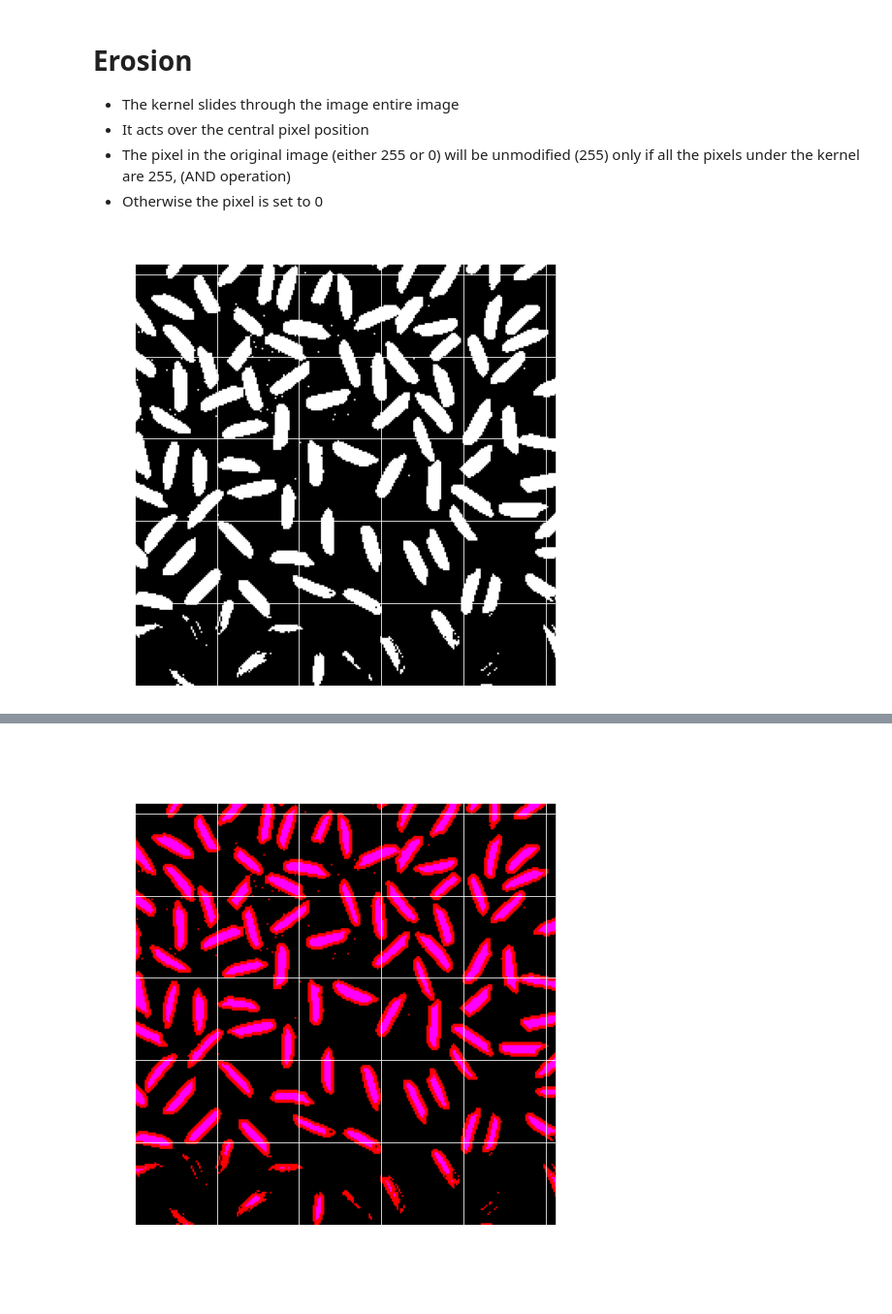
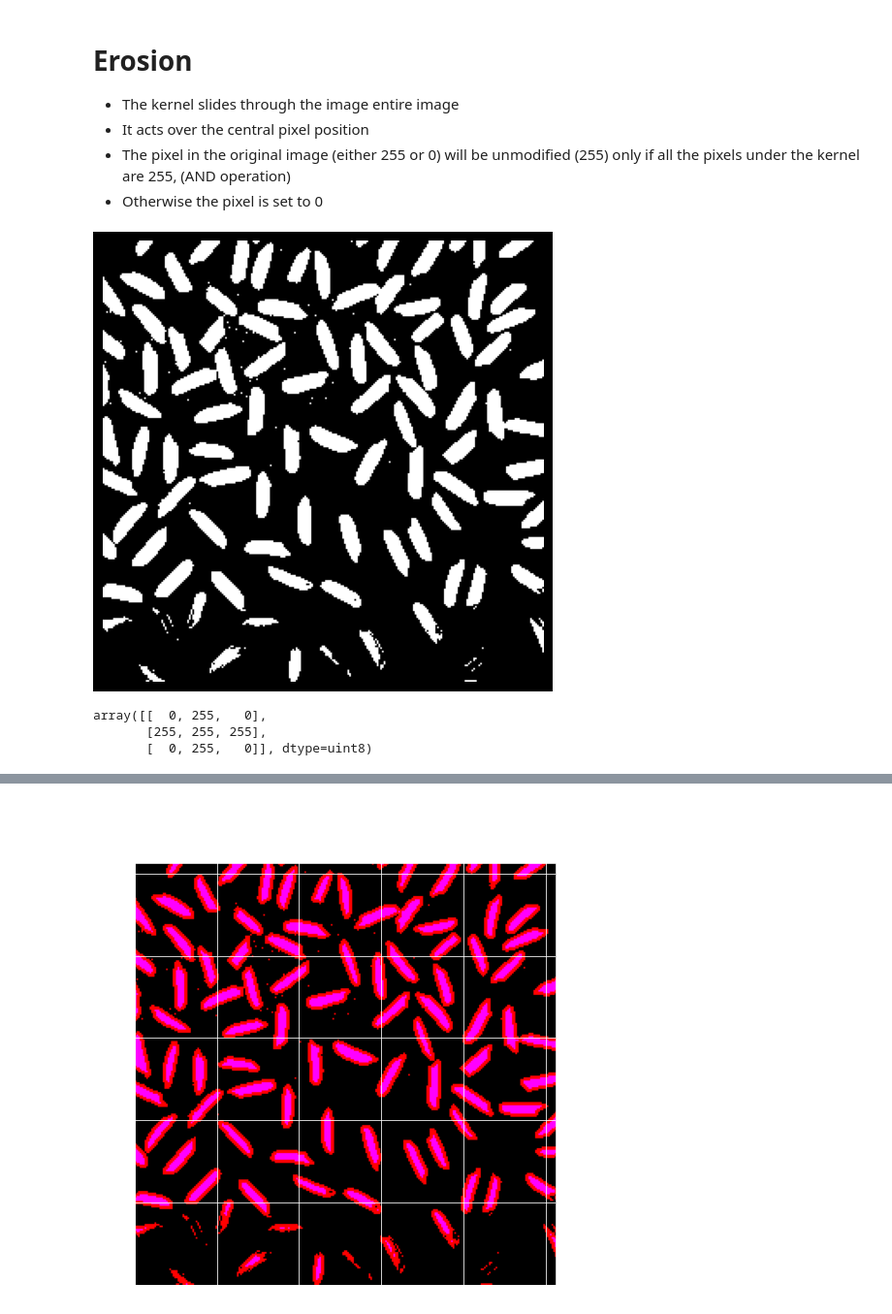
Before and after one commit to mp4402/pythonPrograms, a Jupyter notebook: computerVision2023/clases/clase5.ipynb, the cells around one changed output, grey strips where cells are left out. Shown at 97% size. Saved outputs shown, nothing was run; the diff lists cells and outputs as text; code cells hidden in the pictures; blank space fills up the shorter version.

```diff
--- a/computerVision2023/clases/clase5.ipynb
+++ b/computerVision2023/clases/clase5.ipynb
@@ -7,12 +7,12 @@ import matplotlib.pyplot as plt
 from mpl_toolkits.mplot3d import axes3d
 
 import numpy as np
-import plot
+import cvlib
 
 plt.style.use('dark_background')
 %matplotlib inline
 
-PATH = '/Users/cmedina/Documents/cm/ufm/cv/cv/clases_diarias/im/'
+PATH = 'C:/GitHub/pythonPrograms/computerVision2023/clases/imagenes/'
 # %%
 img = cv.imread(PATH+'subimage.pgm', cv.IMREAD_GRAYSCALE)
 img = cv.imread(PATH+'rice.png', cv.IMREAD_GRAYSCALE)
@@ -51,9 +52,16 @@ plot.imgview(kernel)
 - The pixel in the original image (either 255 or 0) will be unmodified (255) only if all the pixels under the kernel are 255, (AND operation)
 - Otherwise the pixel is set to 0
 # %%
-plot.imgview(img_bin, show_axis=True)
+# cvlib.imgview(img_bin, show_axis=True)
+cvlib.imgview(img_bin)
 # %% [output]
-[figure, old version]
+[figure, new version]
 # %%
 erosion = cv.erode(img_bin, kernel, iterations=1)
+# %%
+kernel
+# %% [output]
+array([[  0, 255,   0],
+       [255, 255, 255],
+       [  0, 255,   0]], dtype=uint8)
 # %%
```
Also changed, not shown: parts of 3 cells of this notebook, 5 other files.
